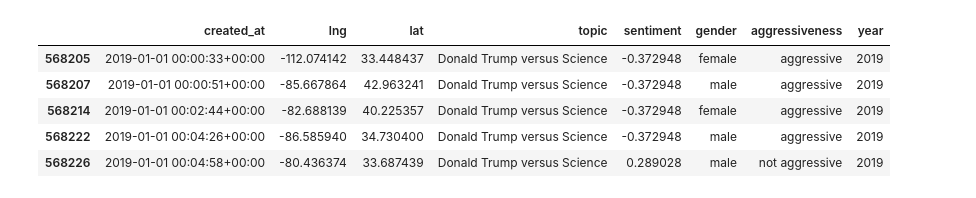
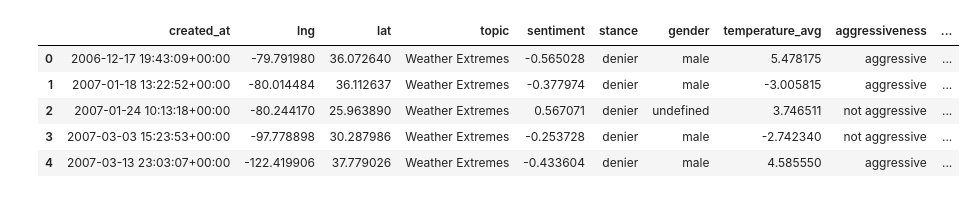
Before and after one commit to andcetera/Project_1, a Jupyter notebook: Resources/mapping_EDA.ipynb, the cells around one changed output. Cells and saved outputs as stored; diff of their text form; code cells hidden in the pictures.

```diff
--- a/Resources/mapping_EDA.ipynb
+++ b/Resources/mapping_EDA.ipynb
@@ -23,10 +18,14 @@ len(can_map)
-# %%
-dtvs2019 = can_map.loc[(can_map['year'] == 2019) & (can_map['topic'] == 'Donald Trump versus Science')]
-dtvs2019.head()
-# %% [output]
-|  | created_at | lng | lat | topic | sentiment | gender | aggressiveness | year |
-| 568205 | 2019-01-01 00:00:33+00:00 | -112.074142 | 33.448437 | Donald Trump versus Science | -0.372948 | female | aggressive | 2019 |
-| 568207 | 2019-01-01 00:00:51+00:00 | -85.667864 | 42.963241 | Donald Trump versus Science | -0.372948 | male | aggressive | 2019 |
-| 568214 | 2019-01-01 00:02:44+00:00 | -82.688139 | 40.225357 | Donald Trump versus Science | -0.372948 | female | aggressive | 2019 |
-| 568222 | 2019-01-01 00:04:26+00:00 | -86.585940 | 34.730400 | Donald Trump versus Science | -0.372948 | male | aggressive | 2019 |
-| 568226 | 2019-01-01 00:04:58+00:00 | -80.436374 | 33.687439 | Donald Trump versus Science | 0.289028 | male | not aggressive | 2019 |
+# %%
+dates = pd.to_datetime(df['created_at'], infer_datetime_format=True)
+new_df = df.copy()
+new_df['created_at'] = dates
+new_df['year'] = new_df['created_at'].dt.year
+new_df['month'] = new_df['created_at'].dt.month
+new_df.head()
+# %% [output]
+|  | created_at | lng | lat | topic | sentiment | stance | gender | temperature_avg | aggressiveness | ... |
+| 0 | 2006-12-17 19:43:09+00:00 | -79.791980 | 36.072640 | Weather Extremes | -0.565028 | denier | male | 5.478175 | aggressive | ... |
+| 1 | 2007-01-18 13:22:52+00:00 | -80.014484 | 36.112637 | Weather Extremes | -0.377974 | denier | male | -3.005815 | aggressive | ... |
+| 2 | 2007-01-24 10:13:18+00:00 | -80.244170 | 25.963890 | Weather Extremes | 0.567071 | denier | undefined | 3.746511 | not aggressive | ... |
+| 3 | 2007-03-03 15:23:53+00:00 | -97.778898 | 30.287986 | Weather Extremes | -0.253728 | denier | male | -2.742340 | not aggressive | ... |
+| 4 | 2007-03-13 23:03:07+00:00 | -122.419906 | 37.779026 | Weather Extremes | -0.433604 | denier | male | 4.585550 | aggressive | ... |
```
Also changed, not shown: parts of 5 cells of this notebook, 1 other file.
